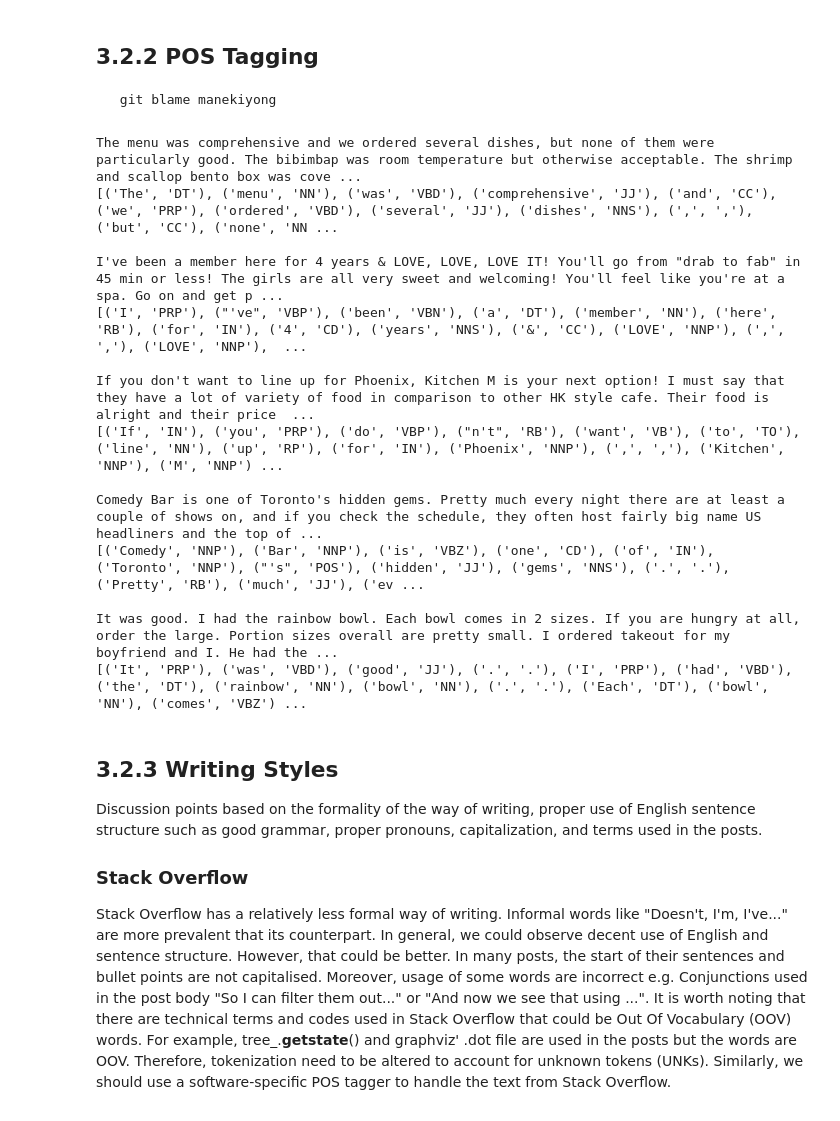
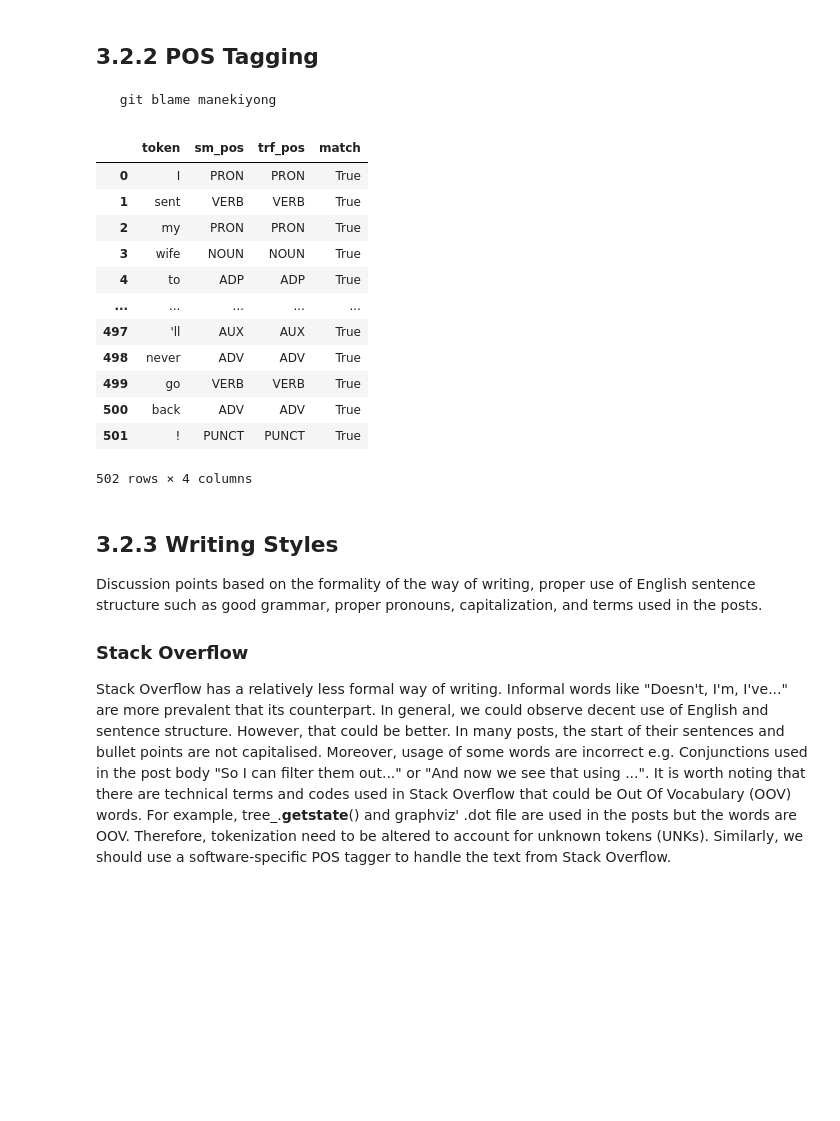
Before and after one commit to TheMarvelousWhale/NTU-CE4045-NLP, a Jupyter notebook: Assignment1/Data Exploration.ipynb, the cells around one changed output. Drawn from its saved outputs; the diff is of its cells as text; code cells hidden in the pictures; blank space fills up the shorter version.

Commit message:
implement spacy POS tagger & update requirements.txt

```diff
--- a/Assignment1/Data Exploration.ipynb
+++ b/Assignment1/Data Exploration.ipynb
@@ -16,3 +18,7 @@ import matplotlib.pyplot as plt
 ps = PorterStemmer()
 lz = WordNetLemmatizer()
 en_stopwords = stopwords.words('english')
+# %%
+# Load SpaCy models
+nlp_sm = spacy.load("en_core_web_sm")
+nlp_trf = spacy.load("en_core_web_trf")
@@ -232,24 +231,42 @@ def analyze_pos(sampled_reviews):
         print(nltk.pos_tag(tokenized_review)) #NLTK POS taggers uses tag from the Penn Tree Bank tagset.
         print("")
         # To find another POS Tagging technique for comparison
+
+def pos_spacy(sampled_reviews):
+    #sm F1 for POS 0.97, trf F1 for POS 0.98
+    pos_df = pd.DataFrame(columns=["token", "sm_pos", "trf_pos", "match"])
+    for review in sampled_reviews:
+        doc_sm = nlp_sm(review['text'])
+        doc_trf = nlp_trf(review['text'])
+        for token_sm, token_trf in zip(doc_sm, doc_trf):
+            temp_dict = {
+                "token":str(token_sm),
+                "sm_pos":token_sm.pos_,
+                "trf_pos":token_trf.pos_,
+                "match":token_trf.pos_== token_sm.pos_
+            }
+            pos_df=pos_df.append(temp_dict, ignore_index=True)
+    return pos_df
 # %%
 random_reviews = random.sample(big_json,5)
-analyze_pos(random_reviews)
+# analyze_pos(random_reviews)
+df = pos_spacy(random_reviews)
-# %% [output]
-The menu was comprehensive and we ordered several dishes, but none of them were particularly good. The bibimbap was room temperature but otherwise acceptable. The shrimp and scallop bento box was cove ...
-[('The', 'DT'), ('menu', 'NN'), ('was', 'VBD'), ('comprehensive', 'JJ'), ('and', 'CC'), ('we', 'PRP'), ('ordered', 'VBD'), ('several', 'JJ'), ('dishes', 'NNS'), (',', ','), ('but', 'CC'), ('none', 'NN ...
-
-I've been a member here for 4 years & LOVE, LOVE, LOVE IT! You'll go from "drab to fab" in 45 min or less! The girls are all very sweet and welcoming! You'll feel like you're at a spa. Go on and get p ...
-[('I', 'PRP'), ("'ve", 'VBP'), ('been', 'VBN'), ('a', 'DT'), ('member', 'NN'), ('here', 'RB'), ('for', 'IN'), ('4', 'CD'), ('years', 'NNS'), ('&', 'CC'), ('LOVE', 'NNP'), (',', ','), ('LOVE', 'NNP'),  ...
-
-If you don't want to line up for Phoenix, Kitchen M is your next option! I must say that they have a lot of variety of food in comparison to other HK style cafe. Their food is alright and their price  ...
-[('If', 'IN'), ('you', 'PRP'), ('do', 'VBP'), ("n't", 'RB'), ('want', 'VB'), ('to', 'TO'), ('line', 'NN'), ('up', 'RP'), ('for', 'IN'), ('Phoenix', 'NNP'), (',', ','), ('Kitchen', 'NNP'), ('M', 'NNP') ...
-
-Comedy Bar is one of Toronto's hidden gems. Pretty much every night there are at least a couple of shows on, and if you check the schedule, they often host fairly big name US headliners and the top of ...
-[('Comedy', 'NNP'), ('Bar', 'NNP'), ('is', 'VBZ'), ('one', 'CD'), ('of', 'IN'), ('Toronto', 'NNP'), ("'s", 'POS'), ('hidden', 'JJ'), ('gems', 'NNS'), ('.', '.'), ('Pretty', 'RB'), ('much', 'JJ'), ('ev ...
-
-It was good. I had the rainbow bowl. Each bowl comes in 2 sizes. If you are hungry at all, order the large. Portion sizes overall are pretty small. I ordered takeout for my boyfriend and I. He had the ...
-[('It', 'PRP'), ('was', 'VBD'), ('good', 'JJ'), ('.', '.'), ('I', 'PRP'), ('had', 'VBD'), ('the', 'DT'), ('rainbow', 'NN'), ('bowl', 'NN'), ('.', '.'), ('Each', 'DT'), ('bowl', 'NN'), ('comes', 'VBZ') ...
+# %%
+df
+# %% [output]
+|  | token | sm_pos | trf_pos | match |
+| 0 | I | PRON | PRON | True |
+| 1 | sent | VERB | VERB | True |
+| 2 | my | PRON | PRON | True |
+| 3 | wife | NOUN | NOUN | True |
+| 4 | to | ADP | ADP | True |
+| ... | ... | ... | ... | ... |
+| 497 | 'll | AUX | AUX | True |
+| 498 | never | ADV | ADV | True |
+| 499 | go | VERB | VERB | True |
+| 500 | back | ADV | ADV | True |
+| 501 | ! | PUNCT | PUNCT | True |
+502 rows × 4 columns
 # %% [markdown]
 ## 3.2.3 Writing Styles
 
```
Also changed, not shown: parts of 4 cells of this notebook, 2 other files.
